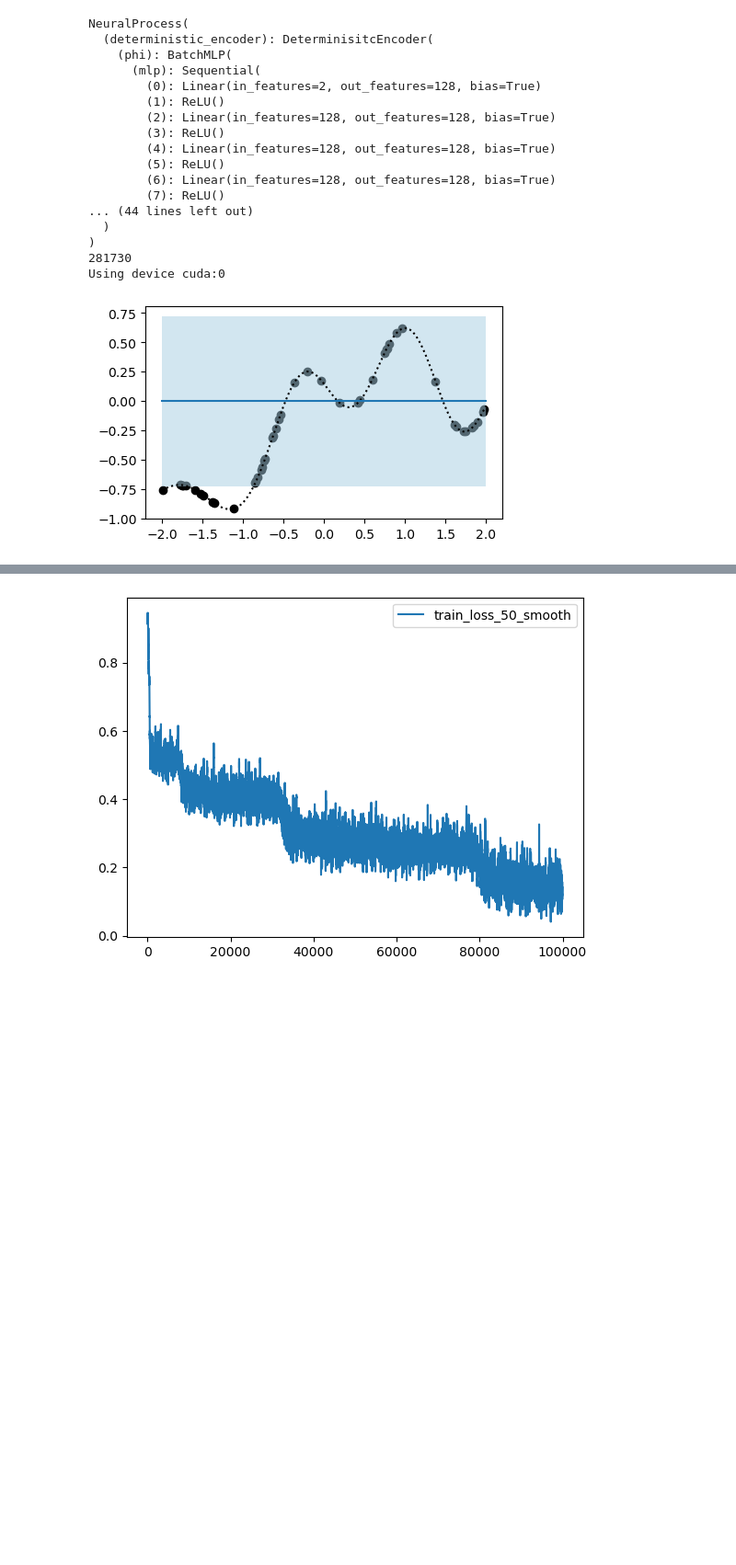
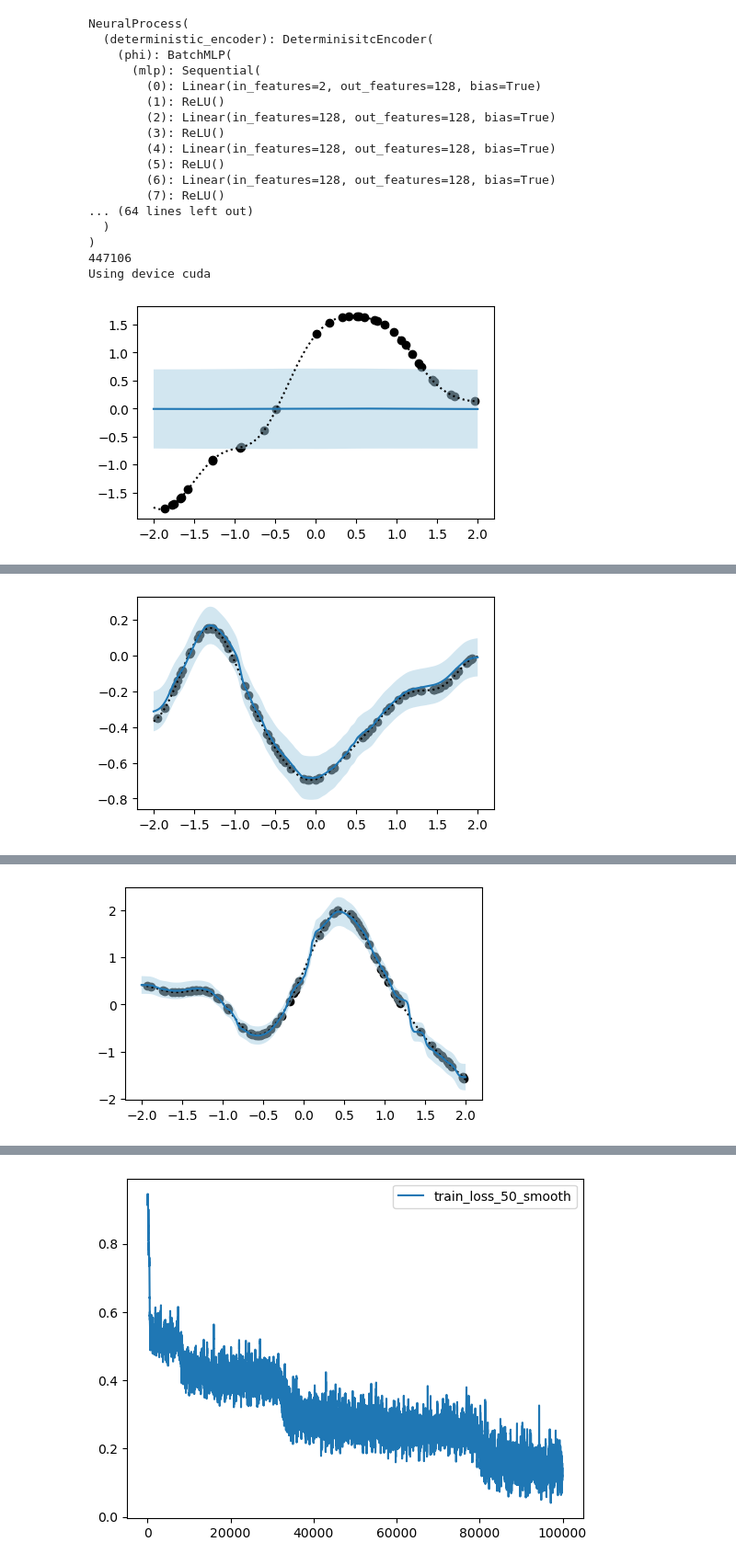
Before and after one commit to will-hd/IML, a Jupyter notebook: notebooks/WIP_1D_GP_experiments.ipynb, the cells around one changed output, grey strips where cells are left out. Shown at 92% size. Cells and saved outputs as stored; diff of their text form; code cells hidden in the pictures; blank space fills up the shorter version.

```diff
--- a/notebooks/WIP_1D_GP_experiments.ipynb
+++ b/notebooks/WIP_1D_GP_experiments.ipynb
@@ -19,15 +16,15 @@ import matplotlib.pyplot as plt
 
 sine_data_test = GPData(max_num_context=97, sigma_noise=5e-5)
 
-batch = sine_data_test.generate_batch(batch_size=8, testing=True, device='cpu')
+batch = sine_data_test.generate_batch(batch_size=8, testing=True)
 
 for i in range(8):
     x_target = batch.x_target[i].flatten()
     y_target = batch.y_target[i].flatten()
-    plt.plot(x_target.numpy(), y_target.numpy())
+    plt.plot(x_target.cpu().numpy(), y_target.cpu().numpy())
 for i in range(8):
     x_context = batch.x_context[i].flatten()
     y_context = batch.y_context[i].flatten()
-    plt.scatter(x_context.numpy(), y_context.numpy())
+    plt.scatter(x_context.cpu().numpy(), y_context.cpu().numpy())
 plt.show()
 # %% [output]
@@ -52,16 +51,16 @@ np = NeuralProcess(x_dim=x_dim,
                    n_h_layers_phi_determ_encoder=5,
                    n_h_layers_rho_determ_encoder=0,
                    use_deterministic_path=True,
-                   use_latent_self_attn=False,
+                   use_latent_self_attn=True,
                    use_determ_self_attn=False,
-                   use_determ_cross_attn=False
+                   use_determ_cross_attn=True
                    )
 print(np)
 print(sum(p.numel() for p in np.parameters() if p.requires_grad))
 
 #data = SineData(max_num_context=30, random_kernel_parameters=True)
 optimiser = torch.optim.Adam(np.parameters(), lr=3e-4)
-device = torch.device("cuda:0" if torch.cuda.is_available() else "cpu")
+device = torch.device("cuda" if torch.cuda.is_available() else "cpu")
 print(f"Using device {device}")
 np.to(device)
 
@@ -76,7 +75,7 @@ for iter in tqdm(range(100000+1)):
     np.training = True
     optimiser.zero_grad()
 
-    batch = data.generate_batch(batch_size=16, device=device)
+    batch = data.generate_batch(batch_size=64)
     p_y_pred, loss, log_lik = np(x_context=batch.x_context,
                         y_context=batch.y_context,
                         x_target=batch.x_target,
@@ -89,8 +88,8 @@ for iter in tqdm(range(100000+1)):
 
     avg_loss_slow += loss.item()
     avg_loss_fast += loss.item()
-    train_nll.append(log_lik.mean().item())
-    avg_nll_fast += log_lik.mean().item()
+    train_nll.append(-log_lik.mean().item())
+    avg_nll_fast -= log_lik.mean().item()
 
     if iter % 1000 == 0 and iter > 0:
         print(f"iter {iter+1}: Avg. Loss = {avg_loss_fast/1000}")
@@ -99,35 +98,35 @@ for iter in tqdm(range(100000+1)):
         print(f"iter {iter+1}: Avg. NLL = {avg_nll_fast/1000}")
         avg_nll_fast = 0
     if iter % 10000 == 0 and iter > 0:
         print(f"iter {iter+1}: Avg. Loss SLOW = {avg_loss_slow/1000}")
         avg_loss_slow = 0
     if iter % 2000 == 0:
         np.training = False
-        batch = data.generate_batch(batch_size=1, testing=True, device=np.device)
+        batch = data.generate_batch(batch_size=1, testing=True)
         plot_predictive(np, batch, knowledge=None, save=False, iter=None)
         np.training = True
 
 plt.plot(train_loss, label='train_loss')
 window = 50
 plt.plot([sum(train_loss[i:i+window])/window for i in range(len(train_loss)-window)], label=f'train_loss_{window}_smooth')
 plt.legend()
 plt.show()
 # %% [output]
 NeuralProcess(
   (deterministic_encoder): DeterminisitcEncoder(
     (phi): BatchMLP(
       (mlp): Sequential(
         (0): Linear(in_features=2, out_features=128, bias=True)
         (1): ReLU()
         (2): Linear(in_features=128, out_features=128, bias=True)
         (3): ReLU()
         (4): Linear(in_features=128, out_features=128, bias=True)
         (5): ReLU()
         (6): Linear(in_features=128, out_features=128, bias=True)
         (7): ReLU()
-... (44 lines left out)
+... (64 lines left out)
   )
 )
-281730
-Using device cuda:0
+447106
+Using device cuda
-[figure, old version]
+[figure, new version]
@@ -134,0 +137 @@ KeyboardInterrupt:
+[figure, added]
@@ -134,0 +142 @@ KeyboardInterrupt:
+[figure, added]
```
Also changed, not shown: parts of 3 cells of this notebook, 3 other files.
